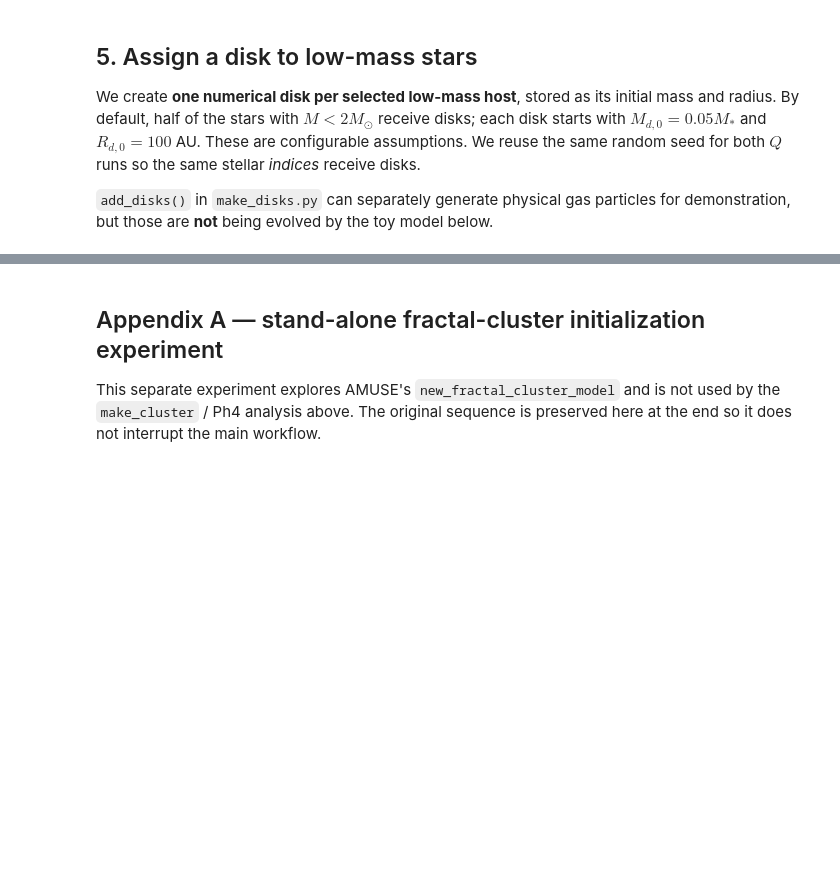
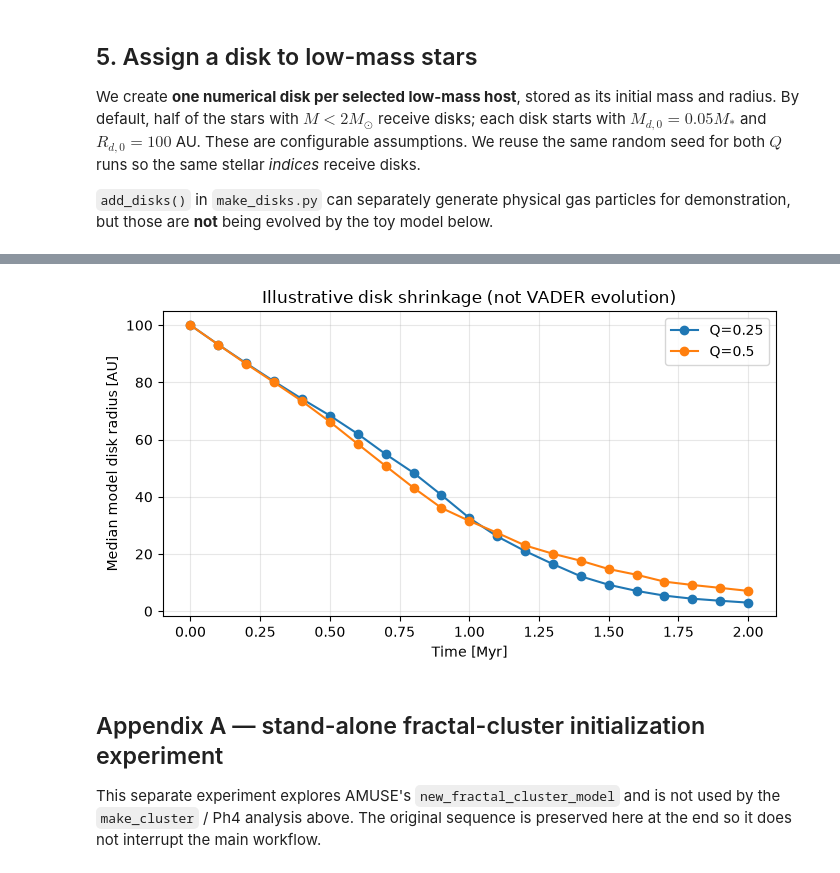
Before and after one commit to sapounas20/AMUSE_project, a Jupyter notebook: Clustering_reorganized.ipynb, the cells around one changed output, grey strips where cells are left out. Drawn from its saved outputs; the diff is of its cells as text; code cells hidden in the pictures; blank space fills up the shorter version.

```diff
--- a/Clustering_reorganized.ipynb
+++ b/Clustering_reorganized.ipynb
@@ -195,3 +261,18 @@ We create **one numerical disk per selected low-mass host**, stored as its initi
+# %%
+# Optional diagnostic: compare the median disk radius, using the toy shrinkage law.
+fig, ax = plt.subplots(figsize=(7, 4))
+for label, result in disk_results.items():
+    ax.plot(result["times_myr"], np.median(result["radius_au"], axis=1),
+            "o-", label=label)
+ax.set_xlabel("Time [Myr]")
+ax.set_ylabel("Median model disk radius [AU]")
+ax.set_title("Illustrative disk shrinkage (not VADER evolution)")
+ax.grid(alpha=0.3)
+ax.legend()
+plt.tight_layout()
+plt.show()
+# %% [output]
+[figure, added]
 # %% [markdown]
 
 ## Appendix A — stand-alone fractal-cluster initialization experiment
```
Also changed, not shown: parts of 5 cells of this notebook.
